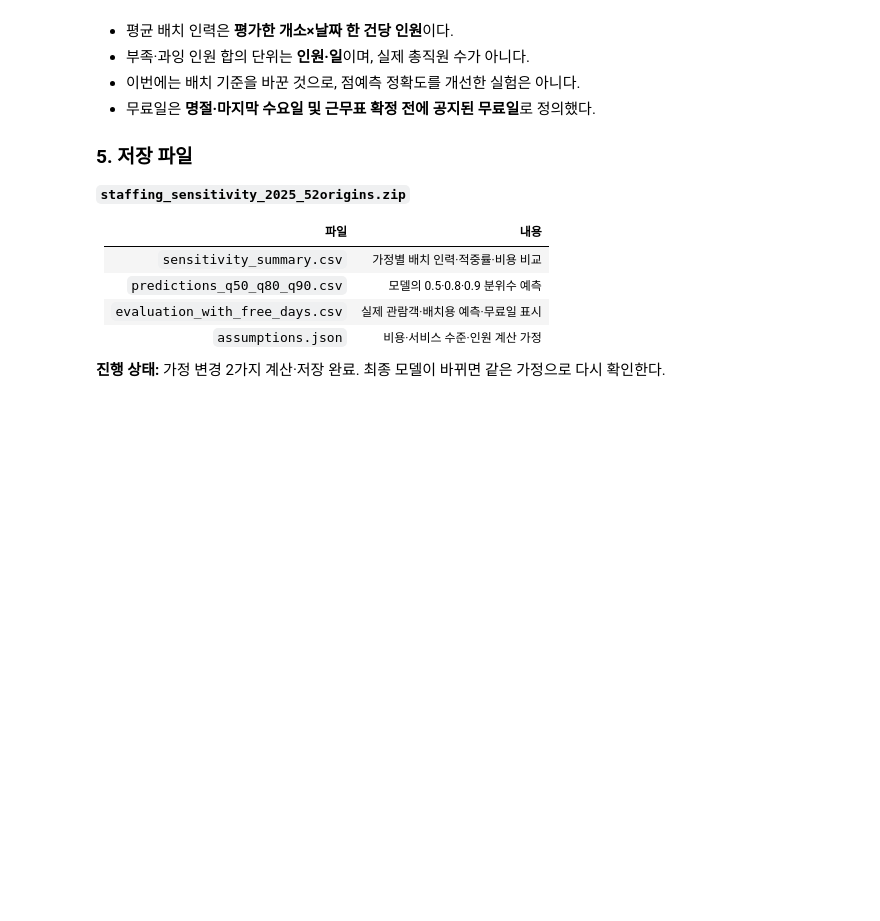
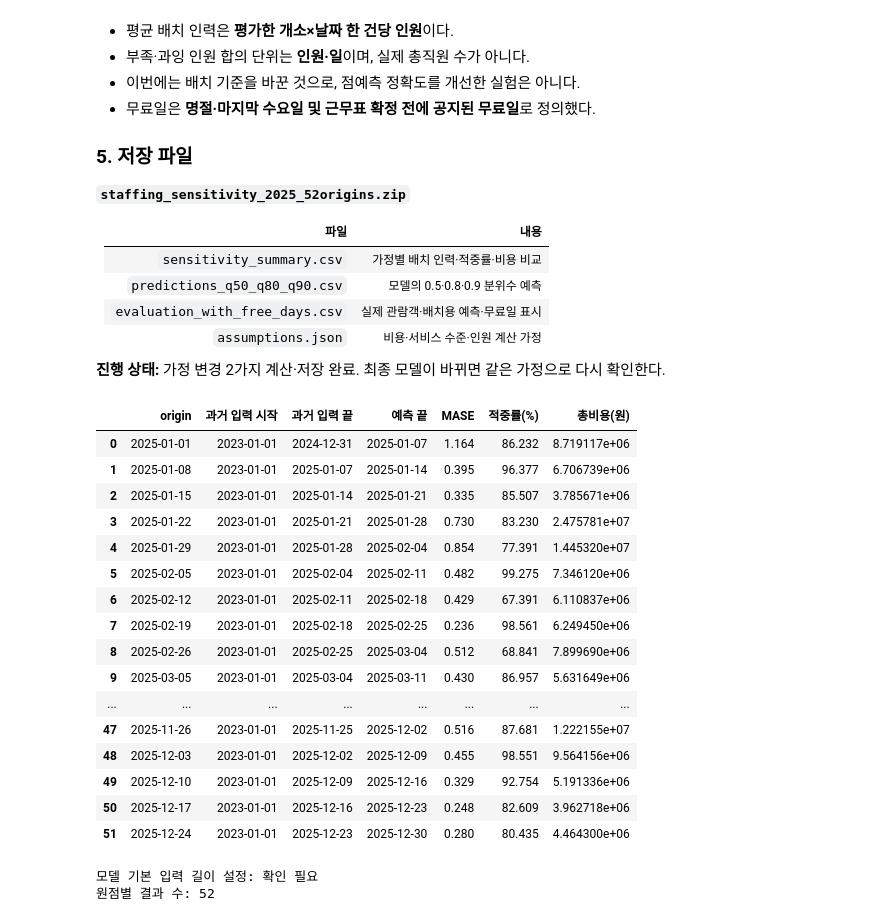
Before and after one commit to ysy3046/ai-data-bootcamp, a Jupyter notebook: project_3_data_모형_검증.ipynb, the cells around one changed output. Cells and saved outputs as stored; diff of their text form; code cells hidden in the pictures; blank space fills up the shorter version.

```diff
--- a/project_3_data_모형_검증.ipynb
+++ b/project_3_data_모형_검증.ipynb
@@ -4170,3 +4170,70 @@ files.download(archive)
 | `assumptions.json` | 비용·서비스 수준·인원 계산 가정 |
 
 **진행 상태:** 가정 변경 2가지 계산·저장 완료. 최종 모델이 바뀌면 같은 가정으로 다시 확인한다.
+# %%
+# 개소 × 원점별 MASE
+detail = notice_eval.loc[notice_eval["total"].gt(0)].copy()
+
+detail["absolute_error"] = (
+    detail["point_pred"] - detail["total"]
+).abs()
+
+notice_mase_by_pair = detail.groupby(
+    ["site", "origin"]
+).agg(
+    MAE=("absolute_error", "mean"),
+    scale=("scale", "first"),
+    평가건수=("total", "size")
+).reset_index()
+
+notice_mase_by_pair["MASE"] = (
+    notice_mase_by_pair["MAE"]
+    / notice_mase_by_pair["scale"]
+)
+
+# 원점별 정확도·비용
+origin_results = []
+
+for origin, data in notice_eval.groupby("origin"):
+    result = evaluate_predictions(
+        data,
+        accuracy_col="point_pred",
+        staffing_col="q80",
+        name="공지 보정 Chronos"
+    )
+    result["origin"] = origin
+    result["과거 입력 시작"] = pd.Timestamp("2023-01-01")
+    result["과거 입력 끝"] = origin - pd.Timedelta(days=1)
+    result["예측 끝"] = origin + pd.Timedelta(days=6)
+    origin_results.append(result)
+
+notice_by_origin_summary = pd.DataFrame(origin_results)
+
+display(notice_by_origin_summary[[
+    "origin", "과거 입력 시작", "과거 입력 끝", "예측 끝",
+    "MASE", "적중률(%)", "총비용(원)"
+]].round(3))
+
+print("모델 기본 입력 길이 설정:",
+      getattr(pipeline, "context_length", "확인 필요"))
+print("원점별 결과 수:", len(notice_by_origin_summary))
+# %% [output]
+|  | origin | 과거 입력 시작 | 과거 입력 끝 | 예측 끝 | MASE | 적중률(%) | 총비용(원) |
+| 0 | 2025-01-01 | 2023-01-01 | 2024-12-31 | 2025-01-07 | 1.164 | 86.232 | 8.719117e+06 |
+| 1 | 2025-01-08 | 2023-01-01 | 2025-01-07 | 2025-01-14 | 0.395 | 96.377 | 6.706739e+06 |
+| 2 | 2025-01-15 | 2023-01-01 | 2025-01-14 | 2025-01-21 | 0.335 | 85.507 | 3.785671e+06 |
+| 3 | 2025-01-22 | 2023-01-01 | 2025-01-21 | 2025-01-28 | 0.730 | 83.230 | 2.475781e+07 |
+| 4 | 2025-01-29 | 2023-01-01 | 2025-01-28 | 2025-02-04 | 0.854 | 77.391 | 1.445320e+07 |
+| 5 | 2025-02-05 | 2023-01-01 | 2025-02-04 | 2025-02-11 | 0.482 | 99.275 | 7.346120e+06 |
+| 6 | 2025-02-12 | 2023-01-01 | 2025-02-11 | 2025-02-18 | 0.429 | 67.391 | 6.110837e+06 |
+| 7 | 2025-02-19 | 2023-01-01 | 2025-02-18 | 2025-02-25 | 0.236 | 98.561 | 6.249450e+06 |
+| 8 | 2025-02-26 | 2023-01-01 | 2025-02-25 | 2025-03-04 | 0.512 | 68.841 | 7.899690e+06 |
+| 9 | 2025-03-05 | 2023-01-01 | 2025-03-04 | 2025-03-11 | 0.430 | 86.957 | 5.631649e+06 |
+| ... | ... | ... | ... | ... | ... | ... | ... |
+| 47 | 2025-11-26 | 2023-01-01 | 2025-11-25 | 2025-12-02 | 0.516 | 87.681 | 1.222155e+07 |
+| 48 | 2025-12-03 | 2023-01-01 | 2025-12-02 | 2025-12-09 | 0.455 | 98.551 | 9.564156e+06 |
+| 49 | 2025-12-10 | 2023-01-01 | 2025-12-09 | 2025-12-16 | 0.329 | 92.754 | 5.191336e+06 |
+| 50 | 2025-12-17 | 2023-01-01 | 2025-12-16 | 2025-12-23 | 0.248 | 82.609 | 3.962718e+06 |
+| 51 | 2025-12-24 | 2023-01-01 | 2025-12-23 | 2025-12-30 | 0.280 | 80.435 | 4.464300e+06 |
+모델 기본 입력 길이 설정: 확인 필요
+원점별 결과 수: 52
```
Also changed, not shown: parts of 3 cells of this notebook.
